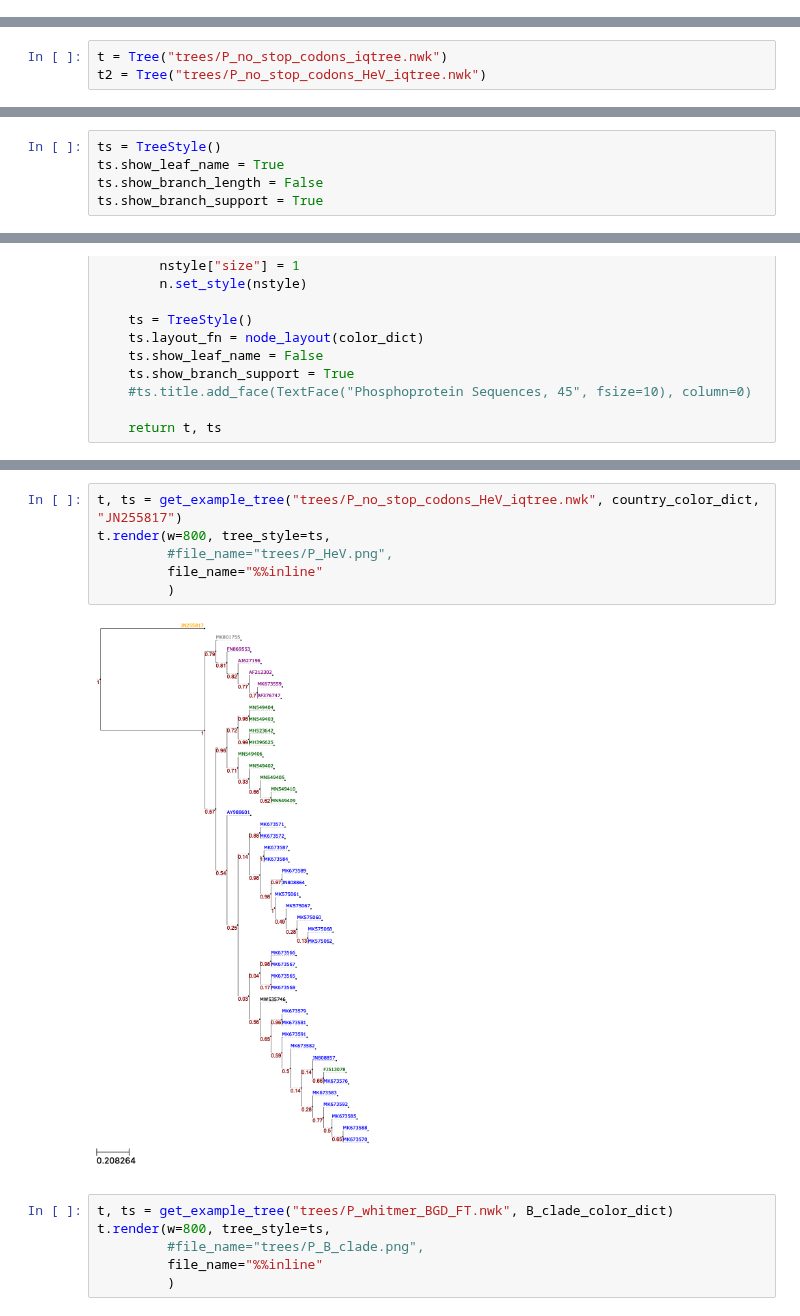
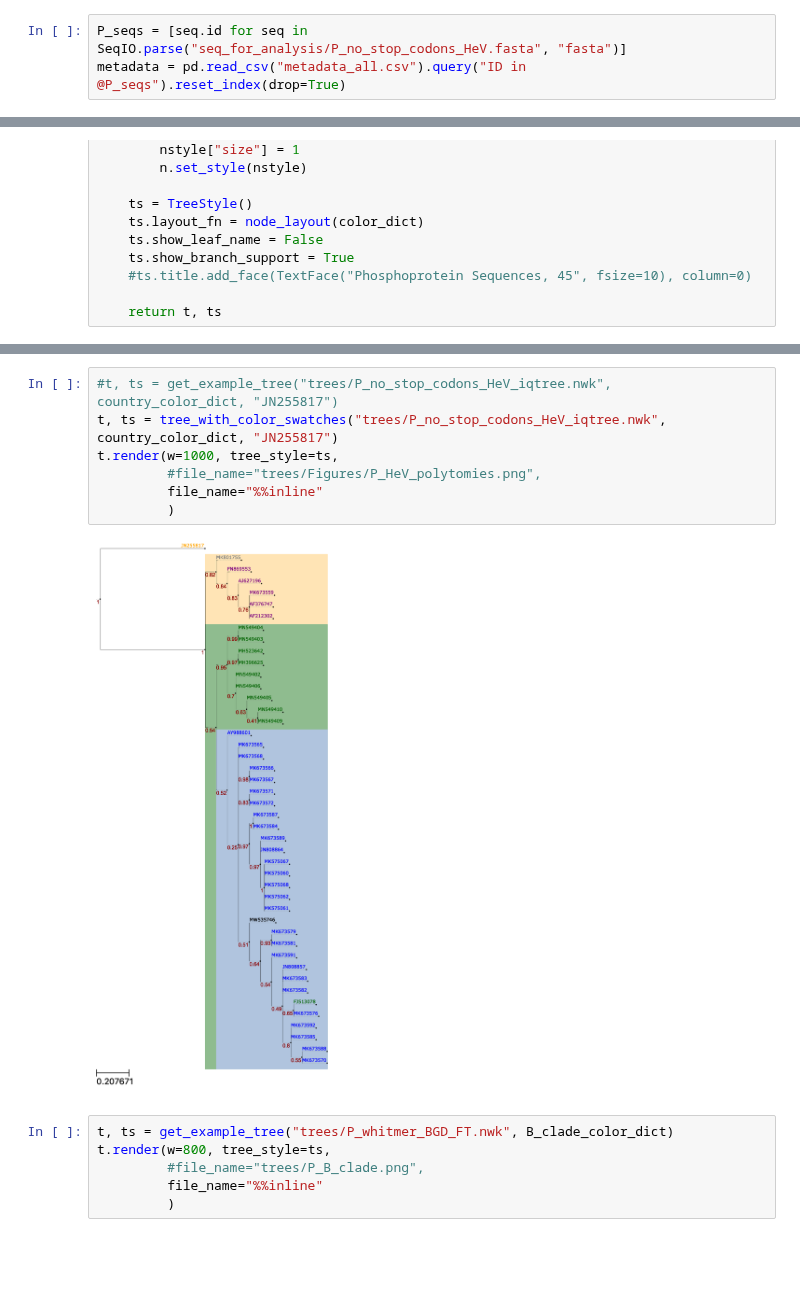
Before and after one commit to sanju99/niv_evo, a Jupyter notebook: trees.ipynb, the cells around one changed output, grey strips where cells are left out. Cells and saved outputs as stored; diff of their text form; blank space fills up the shorter version.

Commit message:
ete3 trees

```diff
--- a/trees.ipynb
+++ b/trees.ipynb
@@ -8,2 +8,5 @@ metadata = pd.read_csv("metadata_all.csv")
+# %%
+P_seqs = [seq.id for seq in SeqIO.parse("seq_for_analysis/P_no_stop_codons_HeV.fasta", "fasta")]
+metadata = pd.read_csv("metadata_all.csv").query("ID in @P_seqs").reset_index(drop=True)
 # %%
 M_clade = metadata.query("Country in ['Malaysia', 'Cambodia']").ID.values
@@ -17,3 +14,0 @@ array(['AF212302', 'AF376747', 'AJ564621', 'AJ564622', 'AJ564623',
-# %%
-t = Tree("trees/P_no_stop_codons_iqtree.nwk")
-t2 = Tree("trees/P_no_stop_codons_HeV_iqtree.nwk")
@@ -22,8 +15,3 @@ t2.get_common_ancestor("E","D")
-# %%
-ts = TreeStyle()
-ts.show_leaf_name = True
-ts.show_branch_length = False
-ts.show_branch_support = True
 # %%
 metadata["country_color"] = metadata["Country"].map({"Malaysia": "purple",
                                                      "India": "darkgreen",
@@ -76,11 +127,12 @@ def get_example_tree(tree_file, color_dict, out_group=None):
 # %%
-t, ts = get_example_tree("trees/P_no_stop_codons_HeV_iqtree.nwk", country_color_dict, "JN255817")
-t.render(w=800, tree_style=ts,
-         #file_name="trees/P_HeV.png",
+#t, ts = get_example_tree("trees/P_no_stop_codons_HeV_iqtree.nwk", country_color_dict, "JN255817")
+t, ts = tree_with_color_swatches("trees/P_no_stop_codons_HeV_iqtree.nwk", country_color_dict, "JN255817")
+t.render(w=1000, tree_style=ts,
+         #file_name="trees/Figures/P_HeV_polytomies.png",
          file_name="%%inline"
          )
 # %% [output]
-[figure, old version]
+[figure, new version]
 # %%
 t, ts = get_example_tree("trees/P_whitmer_BGD_FT.nwk", B_clade_color_dict)
 t.render(w=800, tree_style=ts,
```
Also changed, not shown: parts of 6 cells of this notebook, 1 other file.
